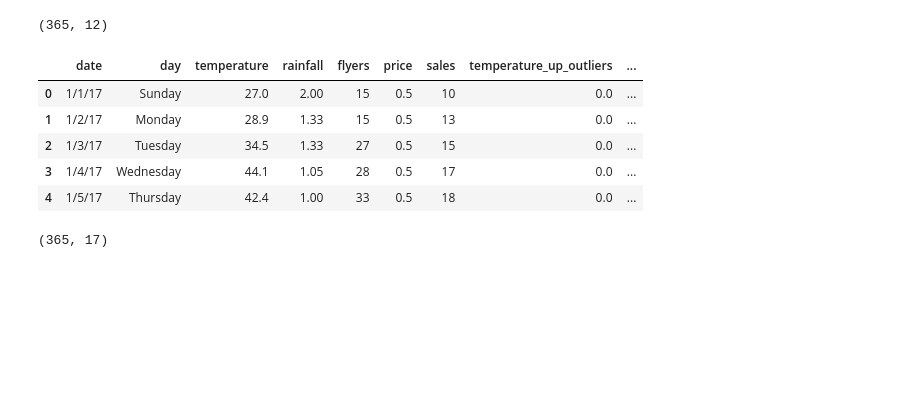
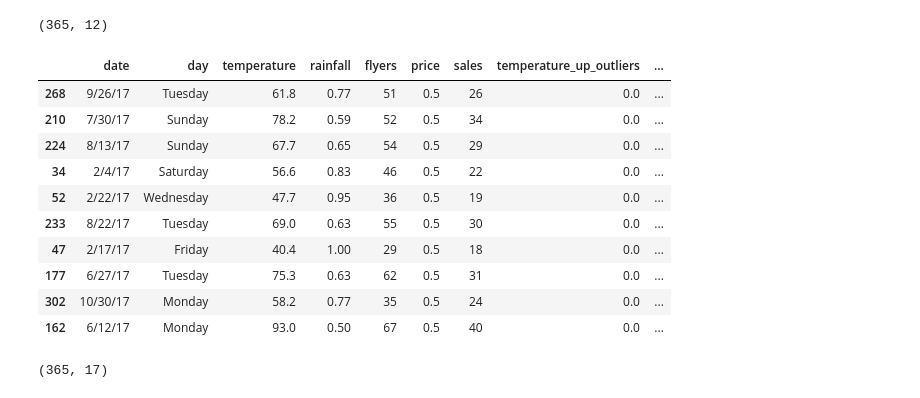
Before and after one commit to lukewbecker/anomaly-detection-exercises, a Jupyter notebook: anomaly_detection_exercises.ipynb, the cells around one changed output. Saved outputs shown, nothing was run; the diff lists cells and outputs as text; code cells hidden in the pictures; blank space fills up the shorter version.

```diff
--- a/anomaly_detection_exercises.ipynb
+++ b/anomaly_detection_exercises.ipynb
@@ -292,14 +292,19 @@ df1.shape
 (365, 12)
 # %%
 add_lower_outlier_columns(df1, 1.5)
-df1.head()
+df1.sample(10)
 # %% [output]
 |  | date | day | temperature | rainfall | flyers | price | sales | temperature_up_outliers | ... |
-| 0 | 1/1/17 | Sunday | 27.0 | 2.00 | 15 | 0.5 | 10 | 0.0 | ... |
-| 1 | 1/2/17 | Monday | 28.9 | 1.33 | 15 | 0.5 | 13 | 0.0 | ... |
-| 2 | 1/3/17 | Tuesday | 34.5 | 1.33 | 27 | 0.5 | 15 | 0.0 | ... |
-| 3 | 1/4/17 | Wednesday | 44.1 | 1.05 | 28 | 0.5 | 17 | 0.0 | ... |
-| 4 | 1/5/17 | Thursday | 42.4 | 1.00 | 33 | 0.5 | 18 | 0.0 | ... |
+| 268 | 9/26/17 | Tuesday | 61.8 | 0.77 | 51 | 0.5 | 26 | 0.0 | ... |
+| 210 | 7/30/17 | Sunday | 78.2 | 0.59 | 52 | 0.5 | 34 | 0.0 | ... |
+| 224 | 8/13/17 | Sunday | 67.7 | 0.65 | 54 | 0.5 | 29 | 0.0 | ... |
+| 34 | 2/4/17 | Saturday | 56.6 | 0.83 | 46 | 0.5 | 22 | 0.0 | ... |
+| 52 | 2/22/17 | Wednesday | 47.7 | 0.95 | 36 | 0.5 | 19 | 0.0 | ... |
+| 233 | 8/22/17 | Tuesday | 69.0 | 0.63 | 55 | 0.5 | 30 | 0.0 | ... |
+| 47 | 2/17/17 | Friday | 40.4 | 1.00 | 29 | 0.5 | 18 | 0.0 | ... |
+| 177 | 6/27/17 | Tuesday | 75.3 | 0.63 | 62 | 0.5 | 31 | 0.0 | ... |
+| 302 | 10/30/17 | Monday | 58.2 | 0.77 | 35 | 0.5 | 24 | 0.0 | ... |
+| 162 | 6/12/17 | Monday | 93.0 | 0.50 | 67 | 0.5 | 40 | 0.0 | ... |
 # %%
 df1.shape
 # %% [output]
```
Also changed, not shown: parts of 26 cells of this notebook.
